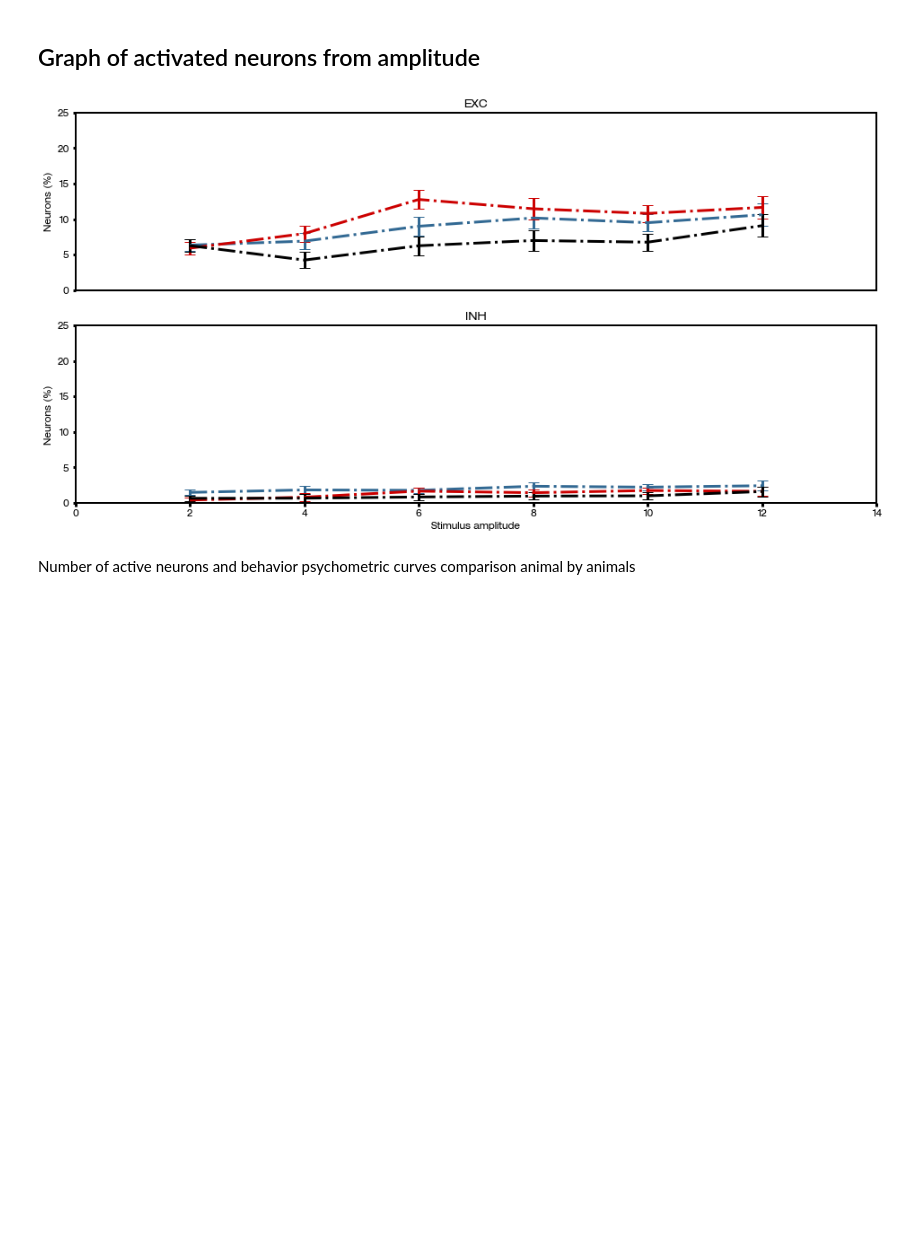
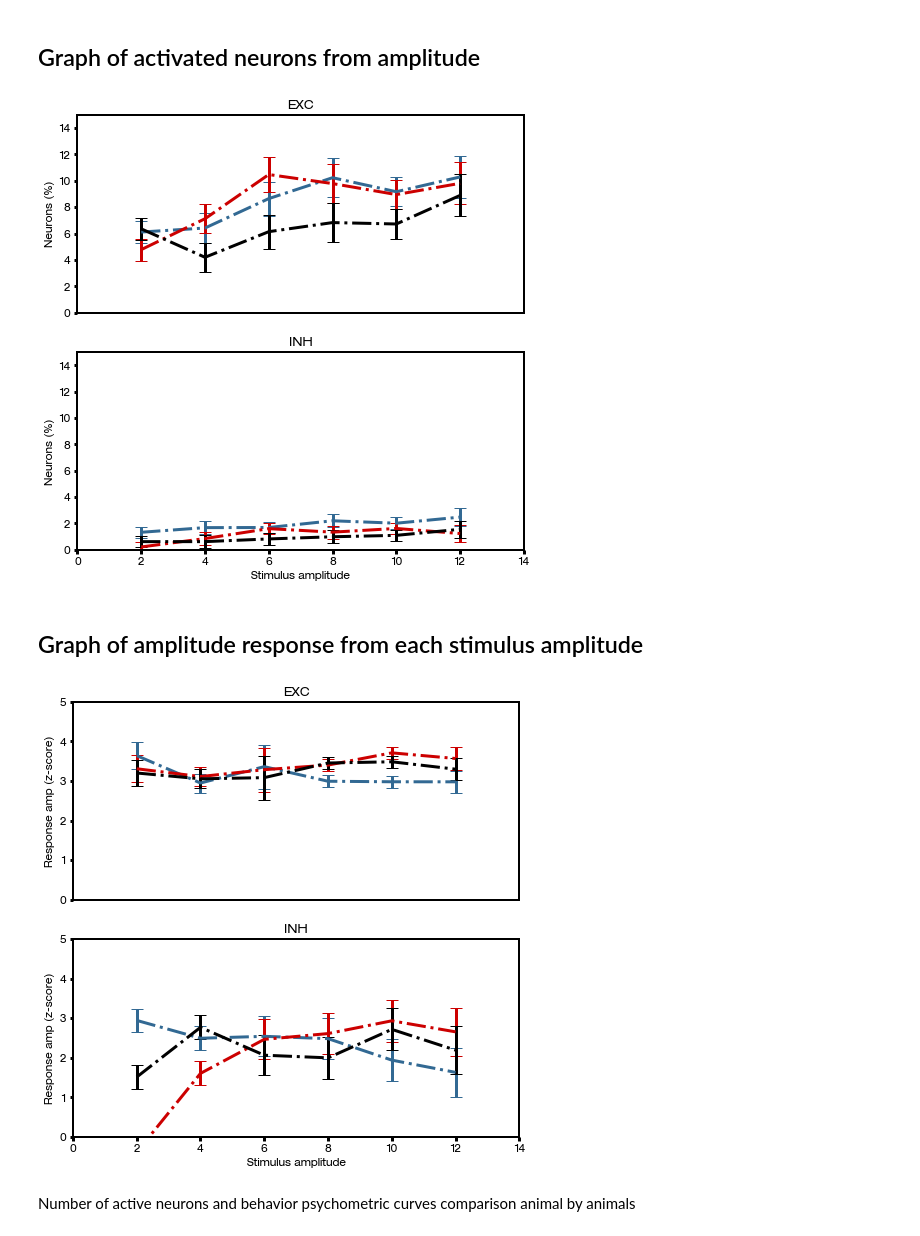
Before and after one commit to OuraniaSem/Percephone, a Jupyter notebook: Figures/responsivity_figures.ipynb, the cells around one changed output. Drawn from its saved outputs; the diff is of its cells as text; code cells hidden in the pictures; blank space fills up the shorter version.

```diff
--- a/Figures/responsivity_figures.ipynb
+++ b/Figures/responsivity_figures.ipynb
@@ -540,7 +595,7 @@ MannwhitneyuResult(statistic=8.0, pvalue=0.18655755234056515)
 ## Graph of activated neurons from amplitude
 # %%
 import scipy.stats as ss
-figs, axs = plt.subplots(2,1,figsize=(16,8))
+figs, axs = plt.subplots(2,1,figsize=(8,8))
 
 amps=[2,4,6,8,10,12]
 for i,type in enumerate(["EXC","INH"]):
@@ -568,12 +623,51 @@ for i,type in enumerate(["EXC","INH"]):
     axs[i].set_ylabel("Neurons (%)")
     axs[i].set_xlabel("Stimulus amplitude")
     axs[i].set_xlim([0,14])
-    axs[i].set_ylim([0,25])
+    axs[i].set_ylim([0,15])
     axs[i].set_title(type)
 
 axs[0].get_xaxis().set_visible(False)
 # %% [output]
-[figure, old version]
+[figure, new version]
+# %% [markdown]
+## Graph of amplitude response from each stimulus amplitude
+# %%
+import scipy.stats as ss
+figs, axs = plt.subplots(2,1,figsize=(8,8))
+
+amps=[2,4,6,8,10,12]
+for i,type in enumerate(["EXC","INH"]):
+    wt,ko, ko_hypo = [],[],[]
+    for rec in recs.values():
+        rec.peak_delay_amp()
+        mat = np.array(rec.matrices[type]["Peak_amplitude"])
+        _p=[]
+        for amp in amps:
+            trials = mat[:,rec.stim_ampl==amp]
+            output = np.nanmean(np.nanmean(trials, axis=1))
+            if np.isnan(output ):
+                output = 0
+            _p.append( output)
+
+        if rec.genotype == "WT":
+            wt.append(_p)
+        elif rec.genotype =="KO-Hypo":
+            ko_hypo.append(_p)
+        elif rec.genotype =="KO":
+            ko.append(_p)
+
+    axs[i].errorbar(amps,np.mean(wt,axis=0),linestyle="-.",color="#326993",yerr=ss.sem(wt,axis=0),capsize=6,markersize=15)
+    axs[i].errorbar(amps,np.mean(ko,axis=0),linestyle="-.", color="#CC0000",yerr=ss.sem(wt,axis=0),capsize=6,markersize=15)
+    axs[i].errorbar(amps,np.mean(ko_hypo,axis=0),linestyle="-.", color="black",yerr=ss.sem(wt,axis=0),capsize=6,markersize=15)
+    axs[i].set_ylabel("Response amp (z-score)")
+    axs[i].set_xlabel("Stimulus amplitude")
+    axs[i].set_xlim([0,14])
+    axs[i].set_ylim([0,5])
+    axs[i].set_title(type)
+
+axs[0].get_xaxis().set_visible(False)
+# %% [output]
+[figure, added]
 # %% [markdown]
 Number of active neurons and behavior psychometric curves comparison animal by animals
 # %%
```
Also changed, not shown: parts of 17 cells of this notebook, 6 other files.
